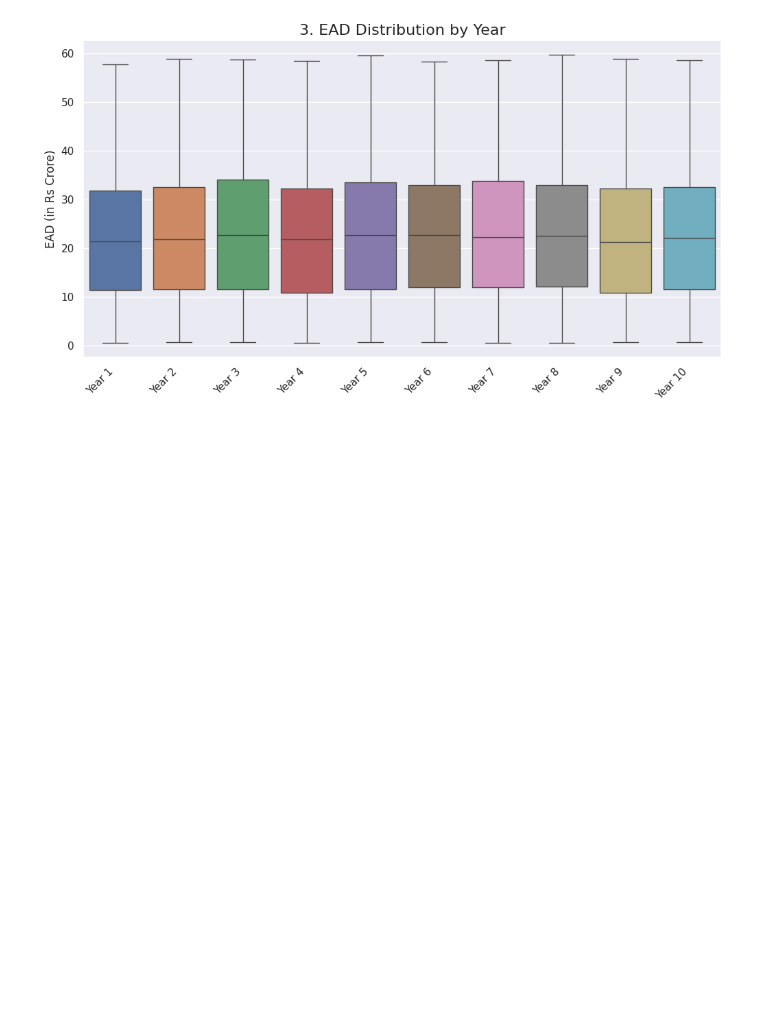
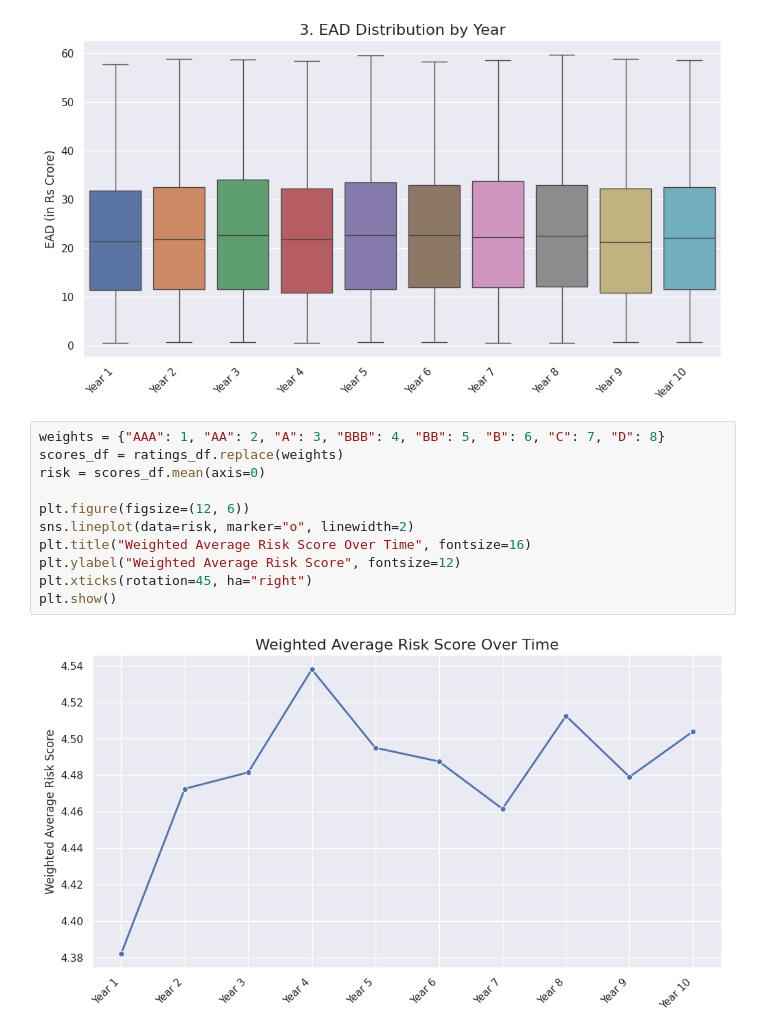
Before and after one commit to theofficialvedantjoshi/fram-assignment, a Jupyter notebook: analysis.ipynb, the cells around one changed output. Saved outputs shown, nothing was run; the diff lists cells and outputs as text; blank space fills up the shorter version.

```diff
--- a/analysis.ipynb
+++ b/analysis.ipynb
@@ -106,3 +109,16 @@ plt.xticks(rotation=45, ha="right")
 plt.show()
 # %% [output]
 [figure]
+# %%
+weights = {"AAA": 1, "AA": 2, "A": 3, "BBB": 4, "BB": 5, "B": 6, "C": 7, "D": 8}
+scores_df = ratings_df.replace(weights)
+risk = scores_df.mean(axis=0)
+
+plt.figure(figsize=(12, 6))
+sns.lineplot(data=risk, marker="o", linewidth=2)
+plt.title("Weighted Average Risk Score Over Time", fontsize=16)
+plt.ylabel("Weighted Average Risk Score", fontsize=12)
+plt.xticks(rotation=45, ha="right")
+plt.show()
+# %% [output]
+[figure, added]
```
Also changed, not shown: parts of 2 cells of this notebook.
